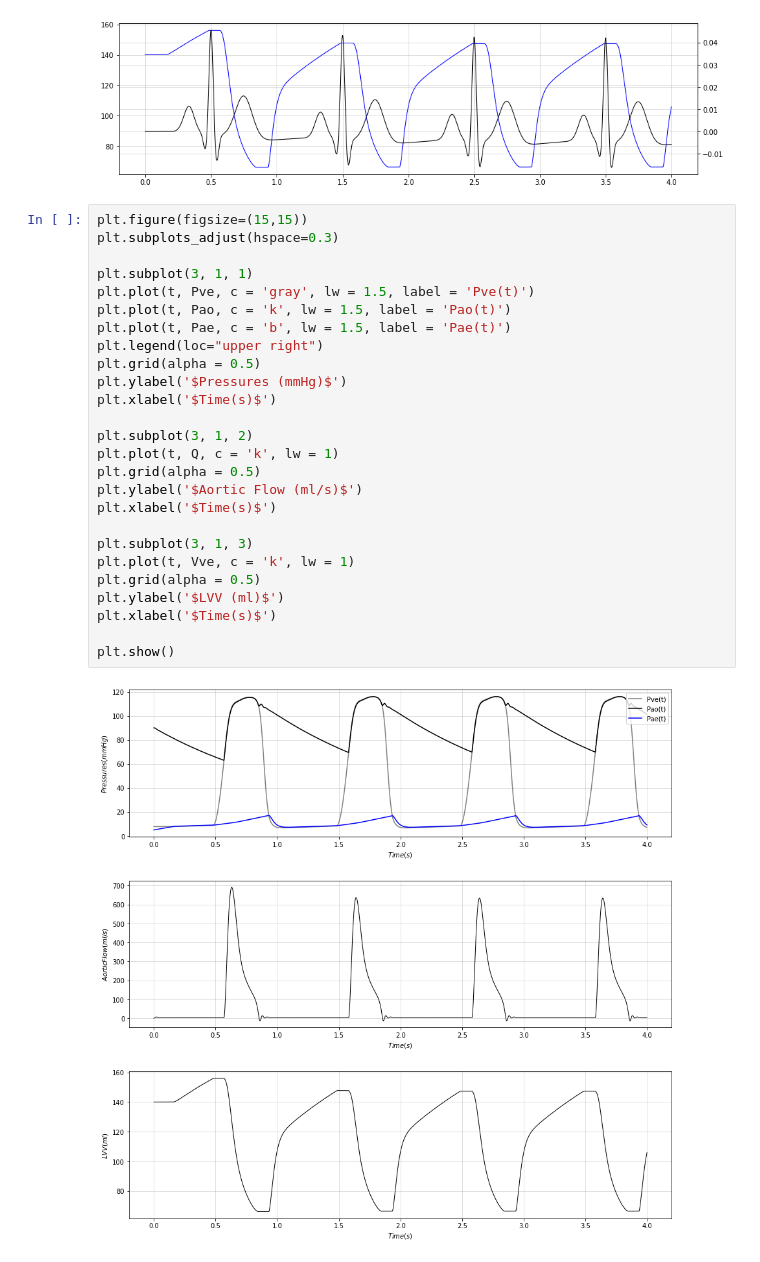
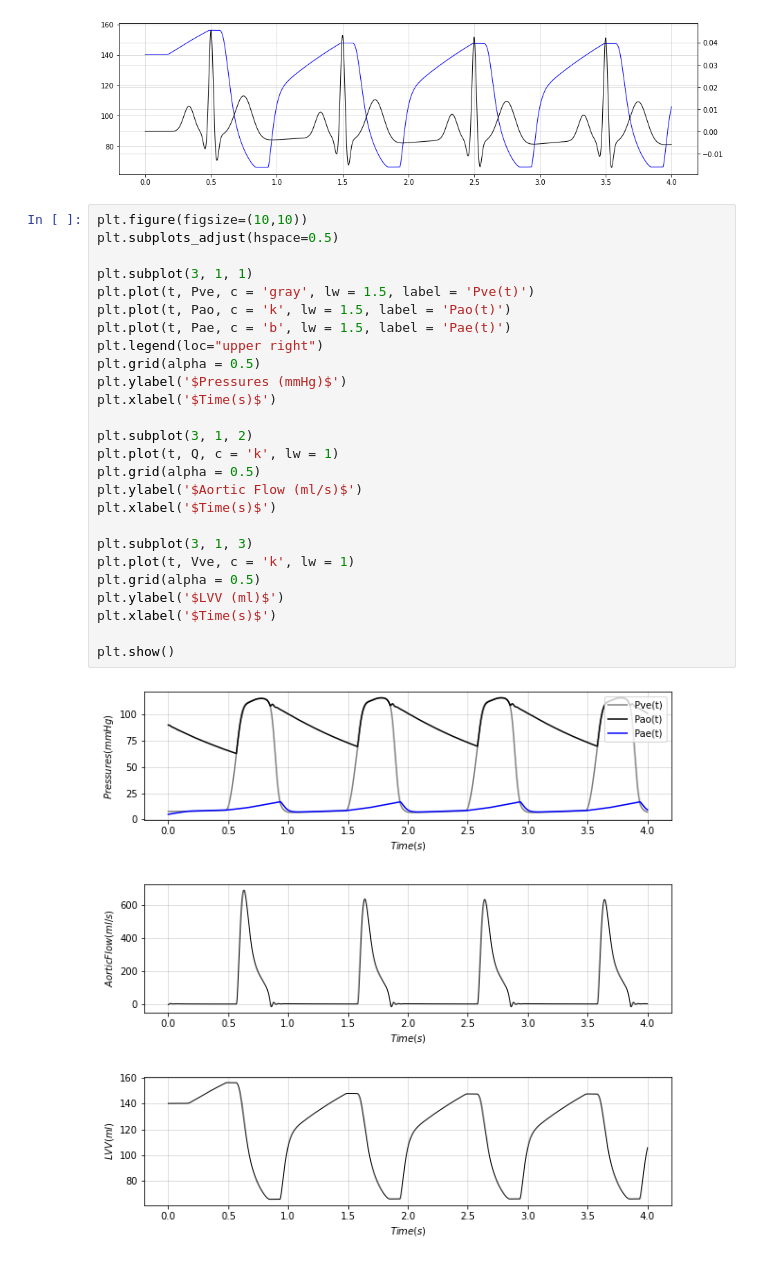
Before and after one commit to Tayco110/modelagem-do-sistema-cardiovascular-humano, a Jupyter notebook: mscv - projeto 2.ipynb, the cells around one changed output. Drawn from its saved outputs; the diff is of its cells as text.

```diff
--- a/mscv - projeto 2.ipynb
+++ b/mscv - projeto 2.ipynb
@@ -201,30 +201,30 @@ plt.show()
 # %% [output]
 [figure]
 # %%
-plt.figure(figsize=(15,15))
-plt.subplots_adjust(hspace=0.3)
+plt.figure(figsize=(10,10))
+plt.subplots_adjust(hspace=0.5)
 
 plt.subplot(3, 1, 1)
 plt.plot(t, Pve, c = 'gray', lw = 1.5, label = 'Pve(t)')
 plt.plot(t, Pao, c = 'k', lw = 1.5, label = 'Pao(t)')
 plt.plot(t, Pae, c = 'b', lw = 1.5, label = 'Pae(t)')
 plt.legend(loc="upper right")
 plt.grid(alpha = 0.5)
 plt.ylabel('$Pressures (mmHg)$')
 plt.xlabel('$Time(s)$')
 
 plt.subplot(3, 1, 2)
 plt.plot(t, Q, c = 'k', lw = 1)
 plt.grid(alpha = 0.5)
 plt.ylabel('$Aortic Flow (ml/s)$')
 plt.xlabel('$Time(s)$')
 
 plt.subplot(3, 1, 3)
 plt.plot(t, Vve, c = 'k', lw = 1)
 plt.grid(alpha = 0.5)
 plt.ylabel('$LVV (ml)$')
 plt.xlabel('$Time(s)$')
 
 plt.show()
 # %% [output]
-[figure, old version]
+[figure, new version]
```
